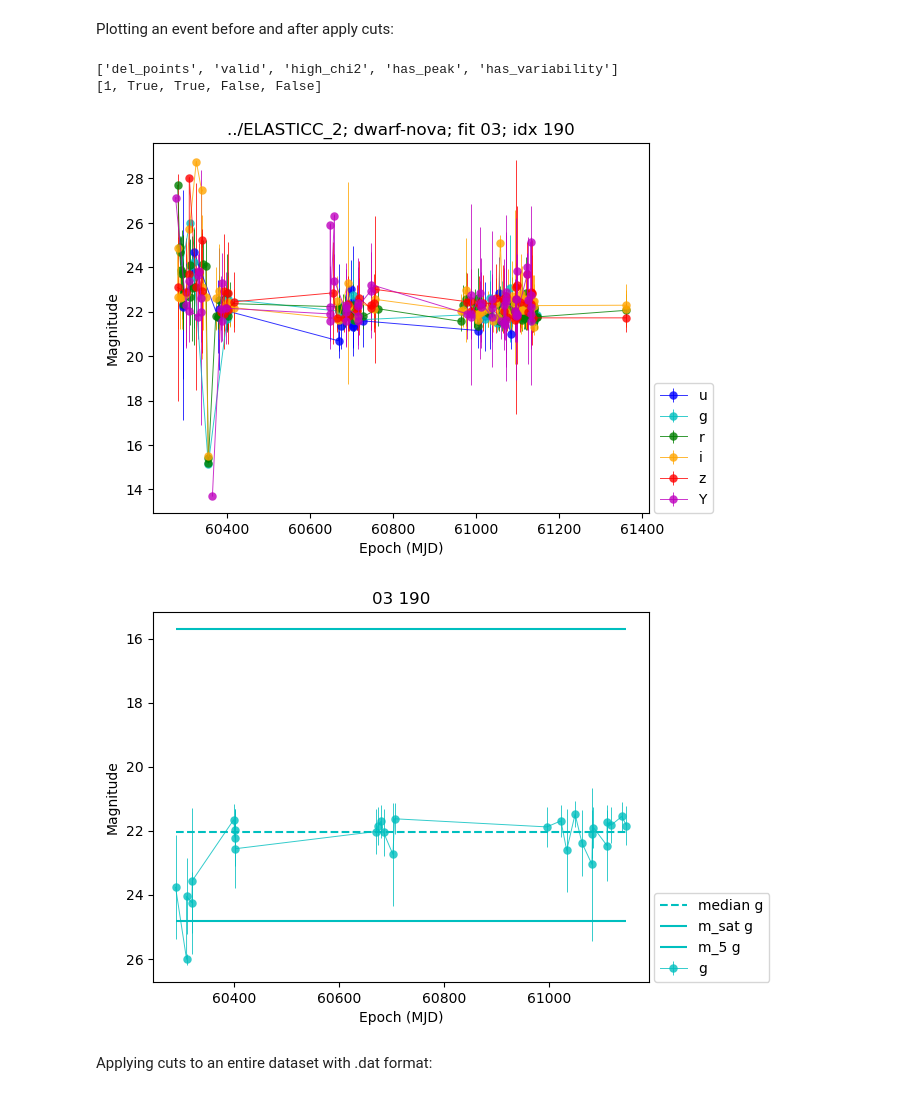
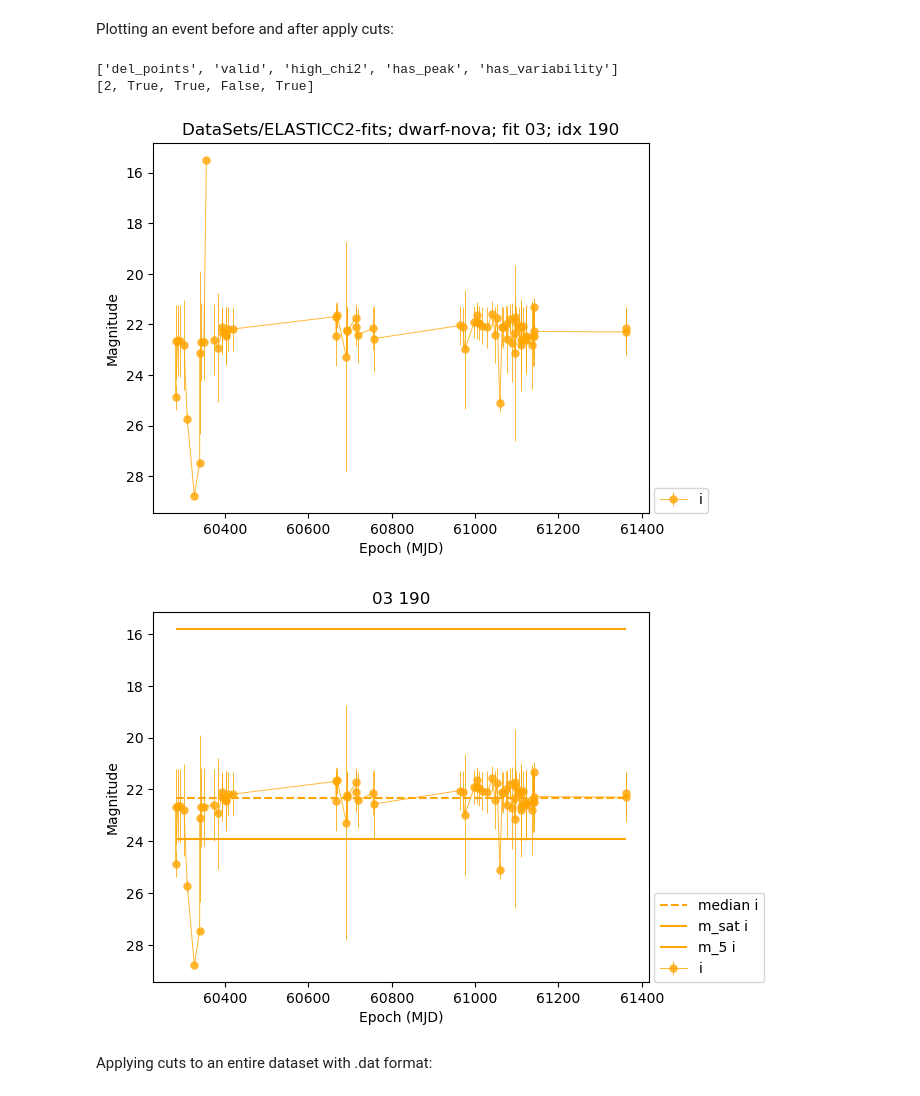
Before and after one commit to nowokaren/TV_Classifier, a Jupyter notebook: TV_DataSets.ipynb, the cells around one changed output. Drawn from its saved outputs; the diff is of its cells as text; code cells hidden in the pictures.

```diff
--- a/TV_DataSets.ipynb
+++ b/TV_DataSets.ipynb
@@ -49,6 +49,20 @@ def flux_to_mag(Flux, Flux_err = ""):
         return 27.5-2.5*np.log10(np.abs(Flux)), np.abs(top_mag-bot_mag)
     else:
         return 27.5-2.5*np.log10(np.abs(Flux))
+
+def lc_to_arrays(lc_dict):
+    mjd = lc_dict["mjd"]
+    mag = lc_dict["mag"]
+    mag_err = lc_dict["mag_err"]
+    return mjd, mag, mag_err
+
+def lc_to_dict(band, mjd, mag, mag_err, event = {}):
+    lc_dict = {}
+    lc_dict["mjd"] = mjd
+    lc_dict["mag"] = mag
+    lc_dict["mag_err"] = mag_err
+    event[band] = lc_dict
+    return event
 
 def plot_event(event_dic, bands = "ugrizy", title = "", median = False, plot_mags = False):
     bands_colors = {'u':'b', 'g':'c', 'r':'g', 'i':'orange', 'z':'r', 'y':'m'}
@@ -82,7 +96,7 @@ def event_fits(catalog, class_name, idx, select = "snid", fit_file = None, bands
             print("Choose one of the following:")
             print(os.listdir(catalog))
             class_name = input()
-    class_name_path = [clas for clas in os.listdir(catalog) if class_name in clas][0]
+    class_name_path = [clas for clas in os.listdir(catalog) if (class_name in clas) and ("." not in clas)][0]
     fits_files =[file for file in os.listdir(Path(catalog, class_name_path)) if file.endswith("FITS.gz")]
     pref = os.path.commonprefix(fits_files)
     if fit_file is None:
@@ -133,7 +147,7 @@ def event_dat(catalog, class_name, idx, select = "snid", bands = "ugrizY", plot
     for band in bands:
         dataset = catalog+"_"+band
         if os.path.exists(dataset):
-            class_name_path = [clas for clas in os.listdir(dataset) if class_name in clas][0]
+            class_name_path = [clas for clas in os.listdir(dataset) if (class_name in clas)][0]
             if select == "snid":
                 snid = str(idx)
                 lc_path = f"lc_{snid}_{band}.dat"
@@ -310,18 +313,18 @@ def dataset_with_cuts(dataset, groups_filters, m_sat, read = True):
 # %% [markdown]
 Plotting an event before and after apply cuts:
 # %%
-event, fit_file, idx = event_fits("../ELASTICC_2", "dwarf-nova", idx= 190, fit_file = "03" , select = "idx", bands = "ugrizY", plot=True)
-band = "g"
-mjd, mag, mag_err, result, header = apply_filters(*lc_to_arrays(event[band]), m_5[band], m_sat[band],  upper_limit=2, filters = "all")
+event, fit_file, idx = event_fits("DataSets/ELASTICC2-fits", "dwarf-nova", idx= 190, fit_file = "03" , select = "idx", bands = "i", plot=True)
+band = "i"
+mjd, mag, mag_err, result, header = apply_cuts(*lc_to_arrays(event[band]), m_5[band], m_sat[band],  upper_limit=2, cuts = "all")
 plt.figure()
 plot_event(lc_to_dict(band, mjd, mag, mag_err), bands=band, median=True, plot_mags=[(m_sat, "m_sat"), (m_5, "m_5")], title =f"{fit_file} {idx}")
 print(header.split("\t"))
 print(result)
 # %% [output]
 ['del_points', 'valid', 'high_chi2', 'has_peak', 'has_variability']
-[1, True, True, False, False]
+[2, True, True, False, True]
-[figure, old version]
+[figure, new version]
-[figure, old version]
+[figure, new version]
 # %% [markdown]
 Applying cuts to an entire dataset with .dat format:
 # %%
```
Also changed, not shown: parts of 9 cells of this notebook, 1 other file.
